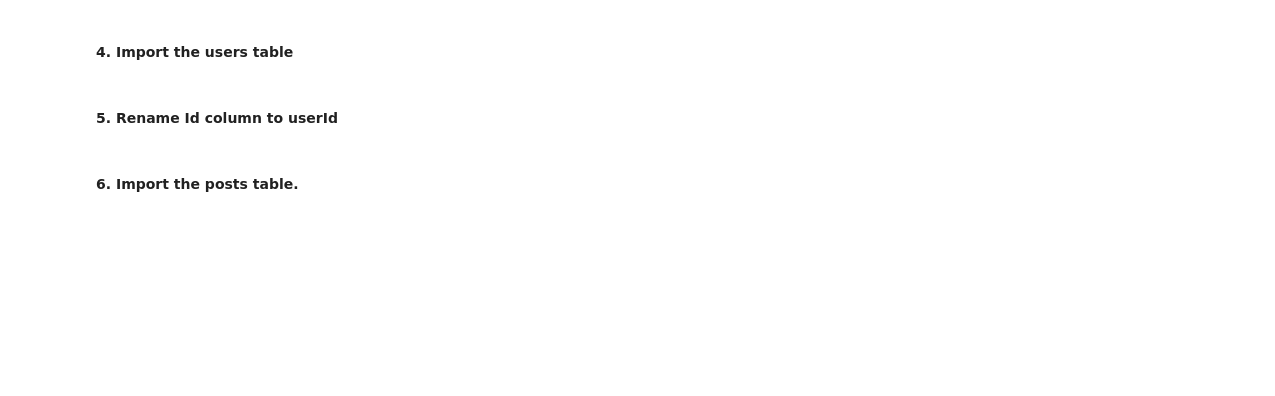
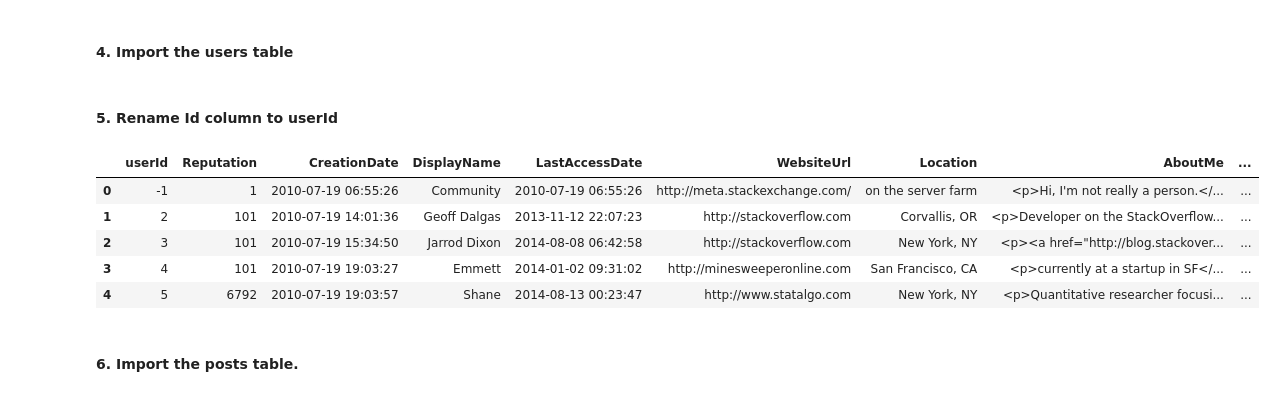
Before and after one commit to nicolas2192/dataptmad1019, a Jupyter notebook: module-1/lab-data_cleaning/your-code/main.ipynb, the cells around one changed output. Drawn from its saved outputs; the diff is of its cells as text; code cells hidden in the pictures; blank space fills up the shorter version.

```diff
--- a/module-1/lab-data_cleaning/your-code/main.ipynb
+++ b/module-1/lab-data_cleaning/your-code/main.ipynb
@@ -10,4 +10,4 @@ import sqlalchemy as chemy
 # %% [markdown]
 #### 3. Create a mysql engine to set the connection to the server. Check the connection details in [this link](https://relational.fit.cvut.cz/search?tableCount%5B%5D=0-10&tableCount%5B%5D=10-30&dataType%5B%5D=Numeric&databaseSize%5B%5D=KB&databaseSize%5B%5D=MB)
 # %%
-engine = create_engine('mysql+pymysql://guest:relational@relational.fit.cvut.cz:3306/stats')
+engine = chemy.create_engine('mysql+pymysql://guest:relational@relational.fit.cvut.cz/stats')
@@ -16,6 +14,20 @@ NameError: name 'create_engine' is not defined
 # %% [markdown]
 #### 4. Import the users table
+# %%
+users = pd.read_sql_table("users", engine)
 # %% [markdown]
 #### 5. Rename Id column to userId
+# %%
+#df = df.rename(columns={'oldName1': 'newName1', 'oldName2': 'newName2'})
+
+users.rename(columns={"Id": "userId"}, inplace=True)
+users.head()
+# %% [output]
+|  | userId | Reputation | CreationDate | DisplayName | LastAccessDate | WebsiteUrl | Location | AboutMe | ... |
+| 0 | -1 | 1 | 2010-07-19 06:55:26 | Community | 2010-07-19 06:55:26 | http://meta.stackexchange.com/ | on the server farm | <p>Hi, I'm not really a person.</... | ... |
+| 1 | 2 | 101 | 2010-07-19 14:01:36 | Geoff Dalgas | 2013-11-12 22:07:23 | http://stackoverflow.com | Corvallis, OR | <p>Developer on the StackOverflow... | ... |
+| 2 | 3 | 101 | 2010-07-19 15:34:50 | Jarrod Dixon | 2014-08-08 06:42:58 | http://stackoverflow.com | New York, NY | <p><a href="http://blog.stackover... | ... |
+| 3 | 4 | 101 | 2010-07-19 19:03:27 | Emmett | 2014-01-02 09:31:02 | http://minesweeperonline.com | San Francisco, CA | <p>currently at a startup in SF</... | ... |
+| 4 | 5 | 6792 | 2010-07-19 19:03:57 | Shane | 2014-08-13 00:23:47 | http://www.statalgo.com | New York, NY | <p>Quantitative researcher focusi... | ... |
 # %% [markdown]
 #### 6. Import the posts table.
```
Also changed, not shown: parts of 5 cells of this notebook.
